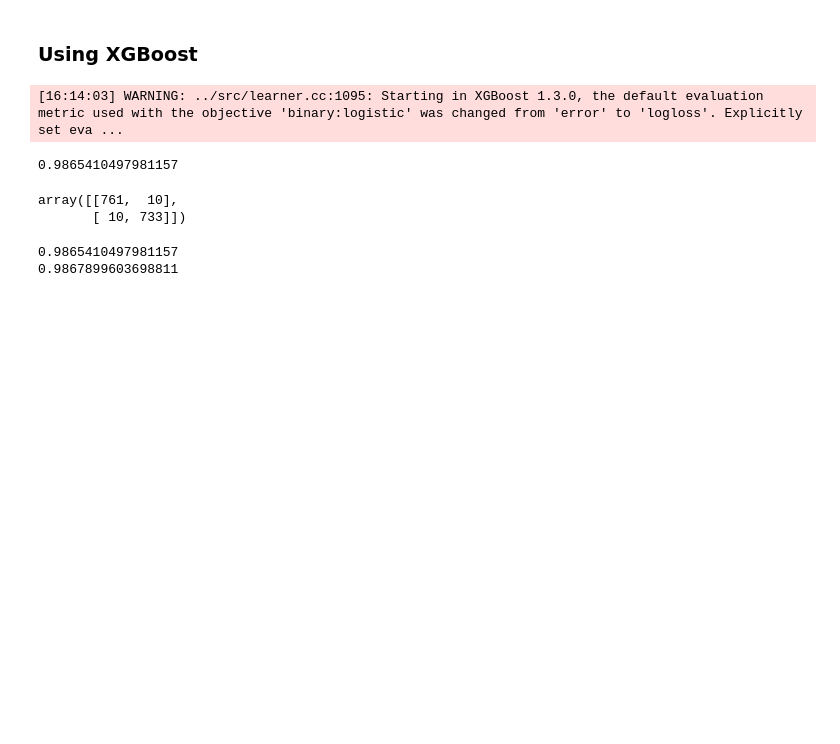
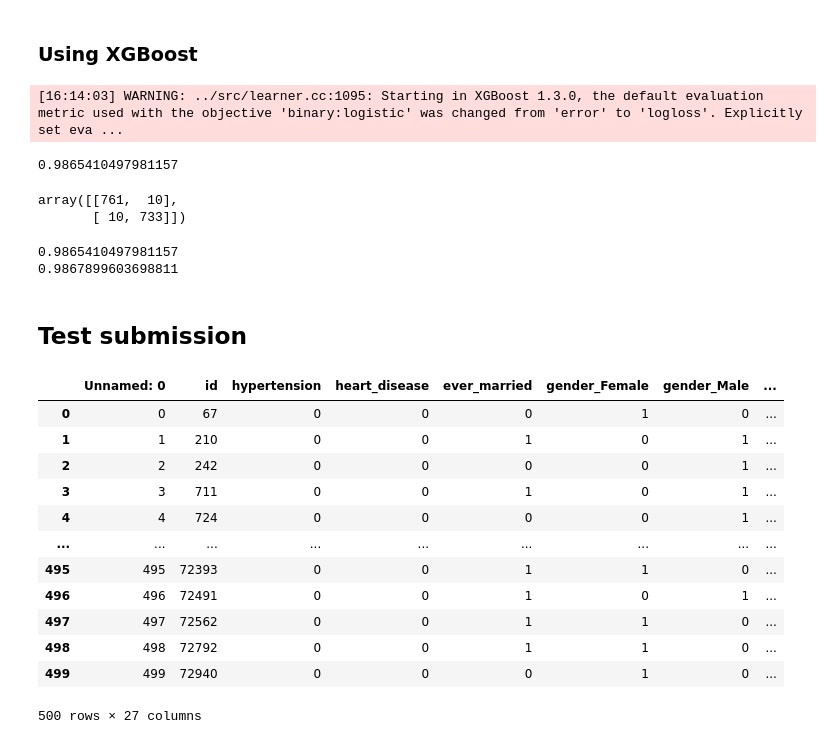
Before and after one commit to VinhDevNguyen/Stroke-Prediction, a Jupyter notebook: EDA.ipynb, the cells around one changed output. Cells and saved outputs as stored; diff of their text form; code cells hidden in the pictures; blank space fills up the shorter version.

```diff
--- a/EDA.ipynb
+++ b/EDA.ipynb
@@ -802,3 +802,22 @@ print(accuracy)
 # %% [output]
 0.9865410497981157
 0.9867899603698811
+# %% [markdown]
+## Test submission
+# %%
+test_df = pd.read_csv("./Dataset/processed_test.csv")
+test_df
+# %% [output]
+|  | Unnamed: 0 | id | hypertension | heart_disease | ever_married | gender_Female | gender_Male | ... |
+| 0 | 0 | 67 | 0 | 0 | 0 | 1 | 0 | ... |
+| 1 | 1 | 210 | 0 | 0 | 1 | 0 | 1 | ... |
+| 2 | 2 | 242 | 0 | 0 | 0 | 0 | 1 | ... |
+| 3 | 3 | 711 | 0 | 0 | 1 | 0 | 1 | ... |
+| 4 | 4 | 724 | 0 | 0 | 0 | 0 | 1 | ... |
+| ... | ... | ... | ... | ... | ... | ... | ... | ... |
+| 495 | 495 | 72393 | 0 | 0 | 1 | 1 | 0 | ... |
+| 496 | 496 | 72491 | 0 | 0 | 1 | 0 | 1 | ... |
+| 497 | 497 | 72562 | 0 | 0 | 1 | 1 | 0 | ... |
+| 498 | 498 | 72792 | 0 | 0 | 1 | 1 | 0 | ... |
+| 499 | 499 | 72940 | 0 | 0 | 0 | 1 | 0 | ... |
+500 rows × 27 columns
```
Also changed, not shown: parts of 7 cells of this notebook, 1 other file.
